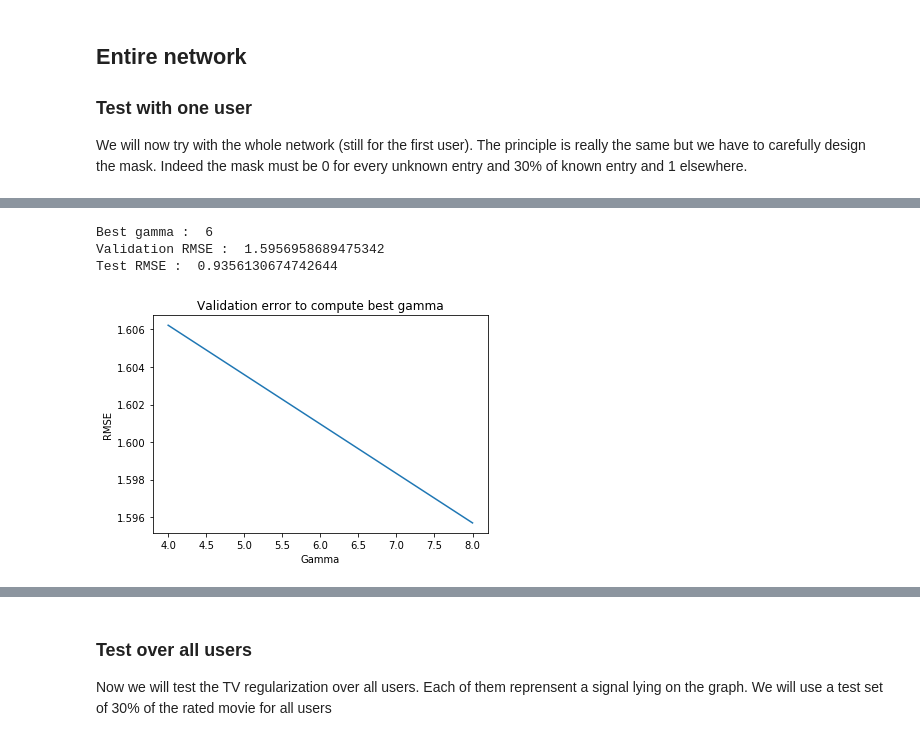
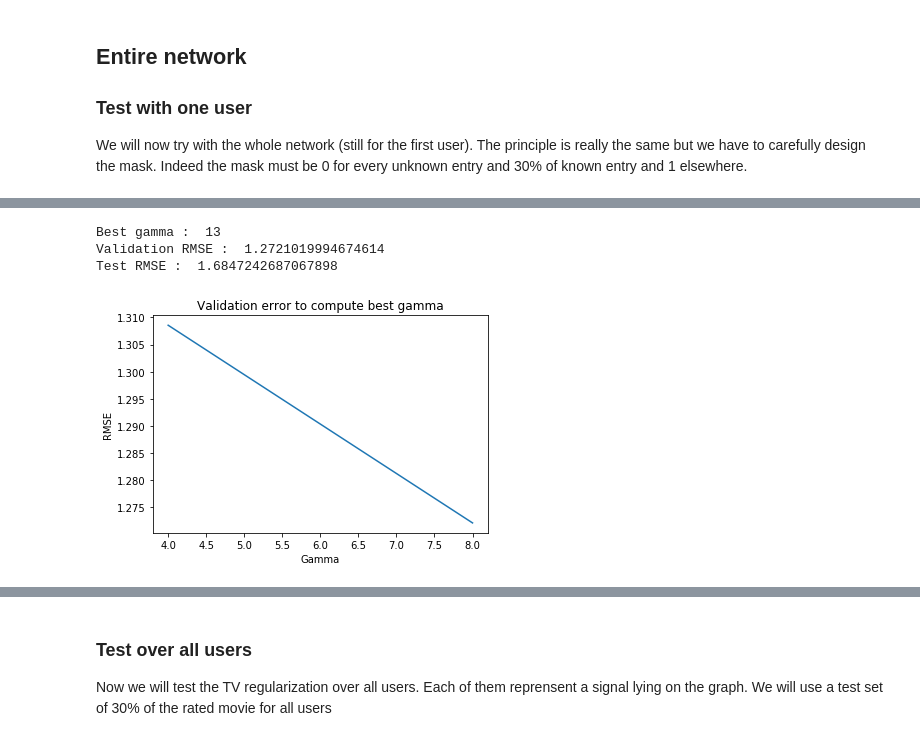
Before and after one commit to Lambo97/MovieRecommendation, a Jupyter notebook: src/tv_regularization2.ipynb, the cells around one changed output, grey strips where cells are left out. Saved outputs shown, nothing was run; the diff lists cells and outputs as text; code cells hidden in the pictures.

```diff
--- a/src/tv_regularization2.ipynb
+++ b/src/tv_regularization2.ipynb
@@ -197,3 +212,14 @@ dummy_error = np.sqrt(mean_squared_error(test_true, test_reconstructed))
 print("Dummy RMSE : ", dummy_error)
 # %% [output]
 Dummy RMSE :  1.475876622741737
+# %%
+test_true = signal * inverse_mask
+test_true = test_true[test_true != 0]
+
+# Return the mean of the ratings of each movie
+test_reconstructed = inverse_mask * mean_signal
+test_reconstructed = test_reconstructed[test_reconstructed != 0]
+
+# we compute the mean squared error only between the ratings we didn't know
+dummy_error = np.sqrt(mean_squared_error(test_true, test_reconstructed))
+print("Dummy RMSE : ", dummy_error)
@@ -202,10 +229,0 @@ We perform better than the dummy program !
-# %%
-test_true = signal * inverse_mask
-test_true = test_true[test_true != 0]
-
-test_reconstructed = inverse_mask * mean_sig
-test_reconstructed = test_reconstructed[test_reconstructed != 0]
-
-# we compute the mean squared error only between the ratings we didn't know
-dummy_error = np.sqrt(mean_squared_error(test_true, test_reconstructed))
-print("Dummy RMSE : ", dummy_error)
@@ -275,8 +291,8 @@ We can see that
 
 We will now try with the whole network (still for the first user). The principle is really the same but we have to carefully design the mask. Indeed the mask must be 0 for every unknown entry and 30% of known entry and 1 elsewhere.
 # %%
-u_ii = 2
-signal = ratings.loc[u_ii]
+user_id = 13
+signal = ratings.loc[user_id]
 # %%
 # Laod graph
 G = graphs.Graph(adjacency)
@@ -298,6 +314,7 @@ def create_mask(signal, valid_percent, test_percent):
     return mask, validation_mask, test_mask
 # %%
 # create mask
+mean_signal = compute_mean_signal(ratings, user_id)
 mask, validation_mask, test_mask = create_mask(signal, 0.2, 0.2)
 noisy_validation = signal * mask
 noisy_validation = noisy_validation + mean_signal * (mask * -1 + 1)
@@ -331,28 +348,28 @@ for gamma in interval:
 # %%
 # retrain using train and validation data
 mask += validation_mask
-best_gamma = 6
+best_gamma = 13
 noisy_test = signal * mask
 noisy_test = noisy_test + mean_signal * (mask * -1 + 1)
 reconstructed = np.clip(tv_reg(G, noisy_test, mask, gamma=best_gamma), 1, 5)
 
 test_true = signal * test_mask
 test_true = test_true[test_true != 0]
 
 test_reconstructed = reconstructed * test_mask
 test_reconstructed = test_reconstructed[test_reconstructed != 0]
 print("Best gamma : ", best_gamma)
 print("Validation RMSE : ", best_error)
 print("Test RMSE : ", np.sqrt(mean_squared_error(test_true, test_reconstructed)))
 
 plt.figure()
 plt.plot(interval, errors)
 plt.title("Validation error to compute best gamma")
 plt.xlabel("Gamma")
 plt.ylabel("RMSE")
 plt.show()
 # %% [output]
-Best gamma :  6
-Validation RMSE :  1.5956958689475342
-Test RMSE :  0.9356130674742644
+Best gamma :  13
+Validation RMSE :  1.2721019994674614
+Test RMSE :  1.6847242687067898
-[figure, old version]
+[figure, new version]
```
Also changed, not shown: parts of 28 cells of this notebook, 2 other files.
